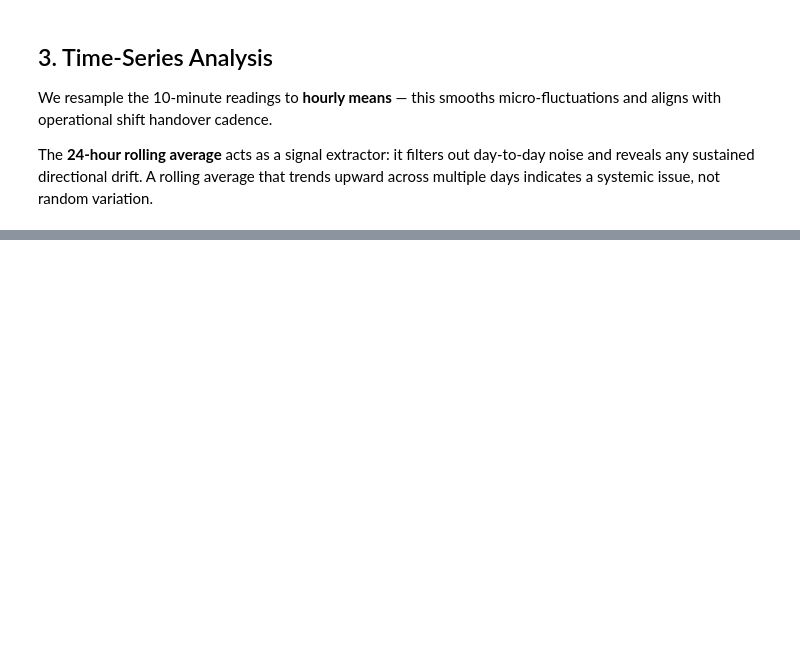
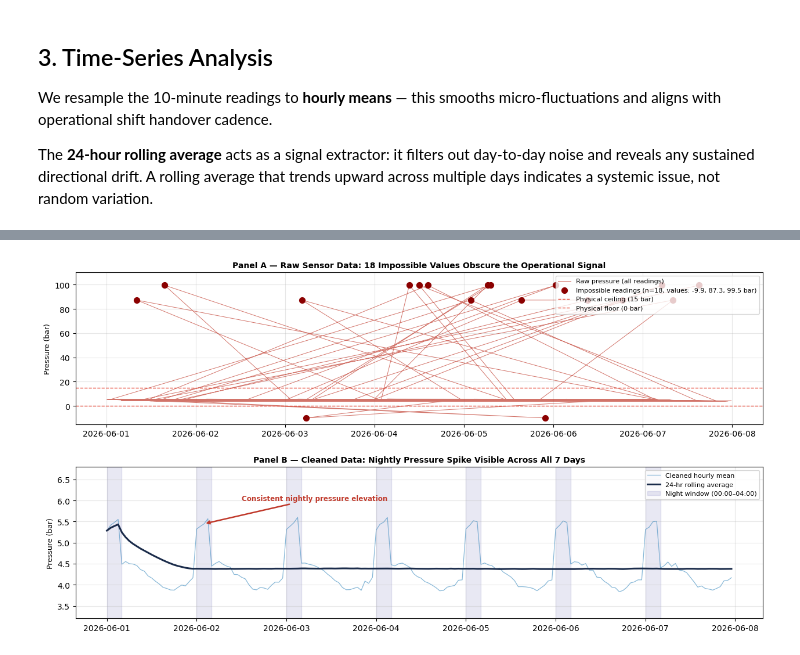
Before and after one commit to lameckirungu/plp_data, a Jupyter notebook: week2/week2_data_wrangler.ipynb, the cells around one changed output, grey strips where cells are left out. Cells and saved outputs as stored; diff of their text form; code cells hidden in the pictures; blank space fills up the shorter version.

```diff
--- a/week2/week2_data_wrangler.ipynb
+++ b/week2/week2_data_wrangler.ipynb
@@ -238,0 +310,83 @@ hourly.head(10).round(3)
+# %%
+# ── Prepare raw series for plotting ──────────────────────────────────────────
+raw_ts = pd.to_datetime(df_raw["timestamp"], errors="coerce")
+raw_p  = df_raw["pressure_bar"]
+
+outlier_mask = (raw_p < 0) | (raw_p > 15)
+outlier_ts   = raw_ts[outlier_mask]
+outlier_vals = raw_p[outlier_mask]
+
+# ── Figure ────────────────────────────────────────────────────────────────────
+fig, axes = plt.subplots(2, 1, figsize=(13, 7))
+fig.patch.set_facecolor("white")
+
+# Panel A — raw
+ax1 = axes[0]
+ax1.plot(
+    raw_ts, raw_p.clip(-12, 105),
+    color="#C0392B", lw=0.7, alpha=0.7,
+    label="Raw pressure (all readings)"
+)
+ax1.scatter(
+    outlier_ts, outlier_vals.clip(-12, 105),
+    color="#8B0000", s=50, zorder=5,
+    label=f"Impossible readings (n={outlier_mask.sum()}, values: -9.9, 87.3, 99.5 bar)"
+)
+ax1.axhline(15, color="#E74C3C", ls="--", lw=1.0, label="Physical ceiling (15 bar)")
+ax1.axhline(0,  color="#E74C3C", ls="--", lw=1.0, label="Physical floor (0 bar)")
+ax1.set_ylabel("Pressure (bar)", fontsize=9)
+ax1.set_title(
+    "Panel A — Raw Sensor Data: 18 Impossible Values Obscure the Operational Signal",
+    fontsize=10, fontweight="bold"
+)
+ax1.legend(fontsize=8, loc="upper right")
+ax1.set_ylim(-15, 110)
+ax1.grid(True, alpha=0.3)
+
+# Panel B — cleaned
+ax2 = axes[1]
+ax2.plot(
+    hourly.index, hourly["pressure_bar"],
+    color="#2980B9", lw=0.9, alpha=0.55,
+    label="Cleaned hourly mean"
+)
+ax2.plot(
+    hourly.index, hourly["pressure_rolling24"],
+    color="#1A2B4A", lw=2.2,
+    label="24-hr rolling average"
+)
+
+# Shade nightly windows (00:00–04:00) across 7 days
+first_label = True
+for day in pd.date_range("2026-06-01", periods=7, freq="D"):
+    label = "Night window (00:00–04:00)" if first_label else "_nolegend_"
+    ax2.axvspan(
+        day, day + pd.Timedelta(hours=4),
+        alpha=0.09, color="navy", label=label
+    )
+    first_label = False
+
+# Annotation arrow on the first visible spike
+ax2.annotate(
+    "Consistent nightly pressure elevation",
+    xy=(pd.Timestamp("2026-06-02 02:00"), hourly.loc["2026-06-02 02:00", "pressure_bar"]),
+    xytext=(pd.Timestamp("2026-06-02 12:00"), 6.0),
+    arrowprops=dict(arrowstyle="->", color="#C0392B", lw=1.8),
+    fontsize=8.5, color="#C0392B", fontweight="bold"
+)
+
+ax2.set_ylabel("Pressure (bar)", fontsize=9)
+ax2.set_title(
+    "Panel B — Cleaned Data: Nightly Pressure Spike Visible Across All 7 Days",
+    fontsize=10, fontweight="bold"
+)
+ax2.legend(fontsize=8, loc="upper right")
+ax2.set_ylim(3.2, 6.8)
+ax2.grid(True, alpha=0.3)
+
+plt.tight_layout(pad=2.2)
+plt.savefig("raw_vs_cleaned.png", dpi=150, bbox_inches="tight")
+plt.show()
+print("Chart saved → raw_vs_cleaned.png")
+# %% [output]
+[figure, added]
```
Also changed, not shown: parts of 7 cells of this notebook, 1 other file.
